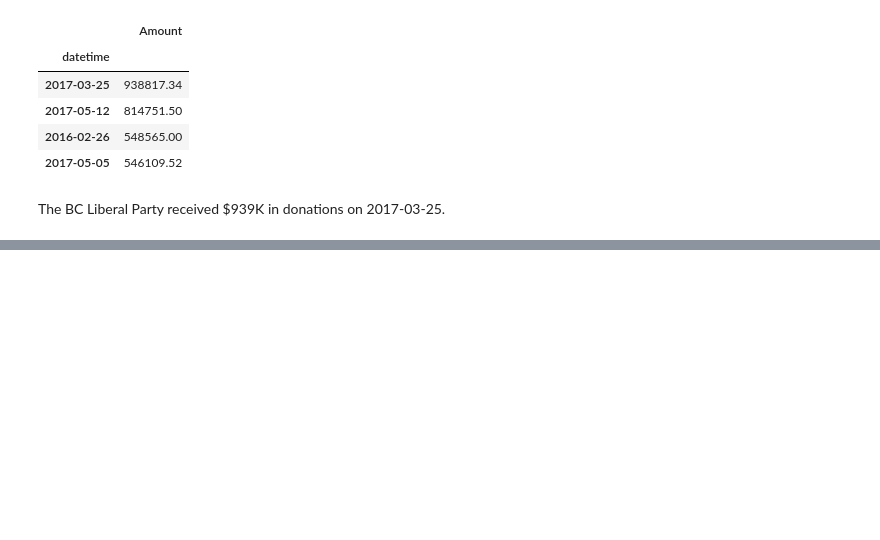
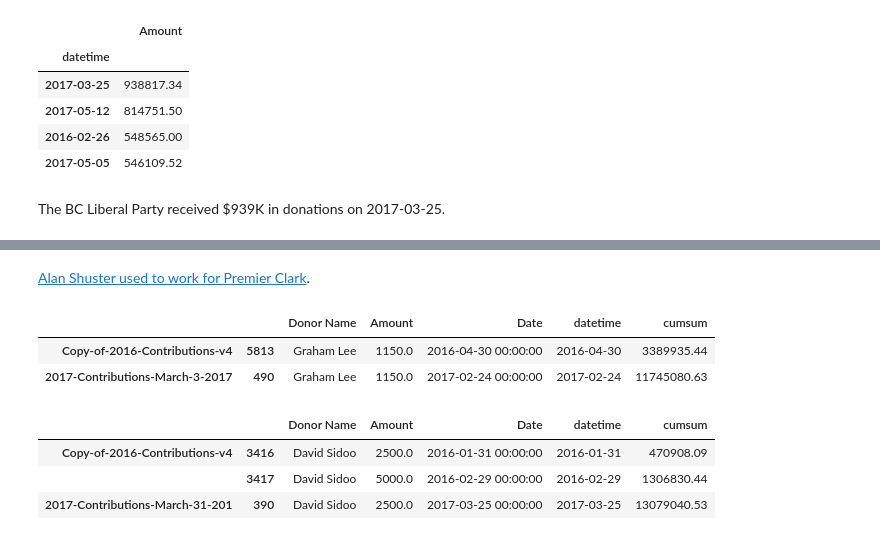
Before and after one commit to colliand/2017-bc-election, a Jupyter notebook: bcliberals-donations.ipynb, the cells around one changed output, grey strips where cells are left out. Drawn from its saved outputs; the diff is of its cells as text; code cells hidden in the pictures; blank space fills up the shorter version.

```diff
--- a/bcliberals-donations.ipynb
+++ b/bcliberals-donations.ipynb
@@ -339,0 +381,15 @@ The BC Liberal Party received $939K in donations on 2017-03-25.
+# %% [markdown]
+[Alan Shuster used to work for Premier Clark](http://old.ubyssey.ca/news/clark-manager-bog-333/).
+# %%
+df_filter('Graham Lee')
+# %% [output]
+|  |  | Donor Name | Amount | Date | datetime | cumsum |
+| Copy-of-2016-Contributions-v4 | 5813 | Graham Lee | 1150.0 | 2016-04-30 00:00:00 | 2016-04-30 | 3389935.44 |
+| 2017-Contributions-March-3-2017 | 490 | Graham Lee | 1150.0 | 2017-02-24 00:00:00 | 2017-02-24 | 11745080.63 |
+# %%
+df_filter('David Sidoo')
+# %% [output]
+|  |  | Donor Name | Amount | Date | datetime | cumsum |
+| Copy-of-2016-Contributions-v4 | 3416 | David Sidoo | 2500.0 | 2016-01-31 00:00:00 | 2016-01-31 | 470908.09 |
+|  | 3417 | David Sidoo | 5000.0 | 2016-02-29 00:00:00 | 2016-02-29 | 1306830.44 |
+| 2017-Contributions-March-31-201 | 390 | David Sidoo | 2500.0 | 2017-03-25 00:00:00 | 2017-03-25 | 13079040.53 |
```
Also changed, not shown: parts of 14 cells of this notebook.
